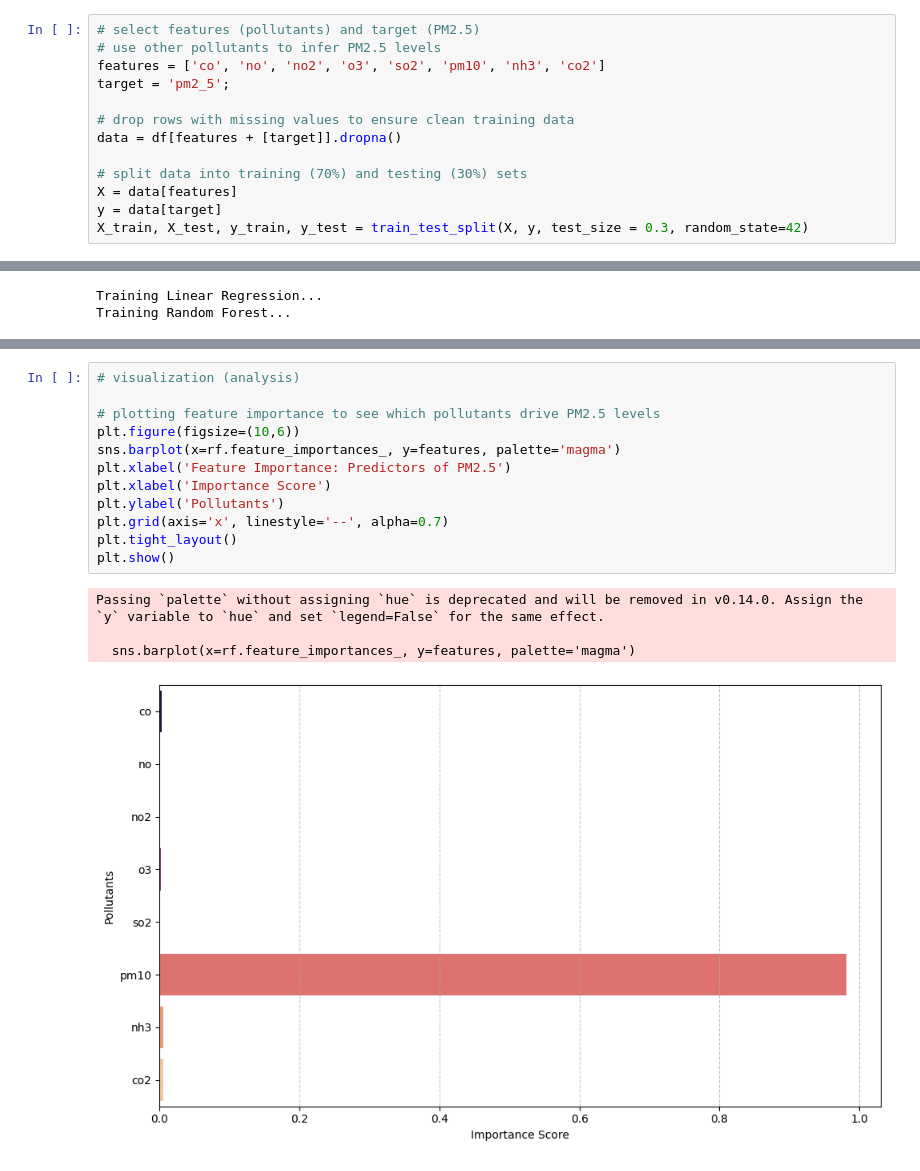
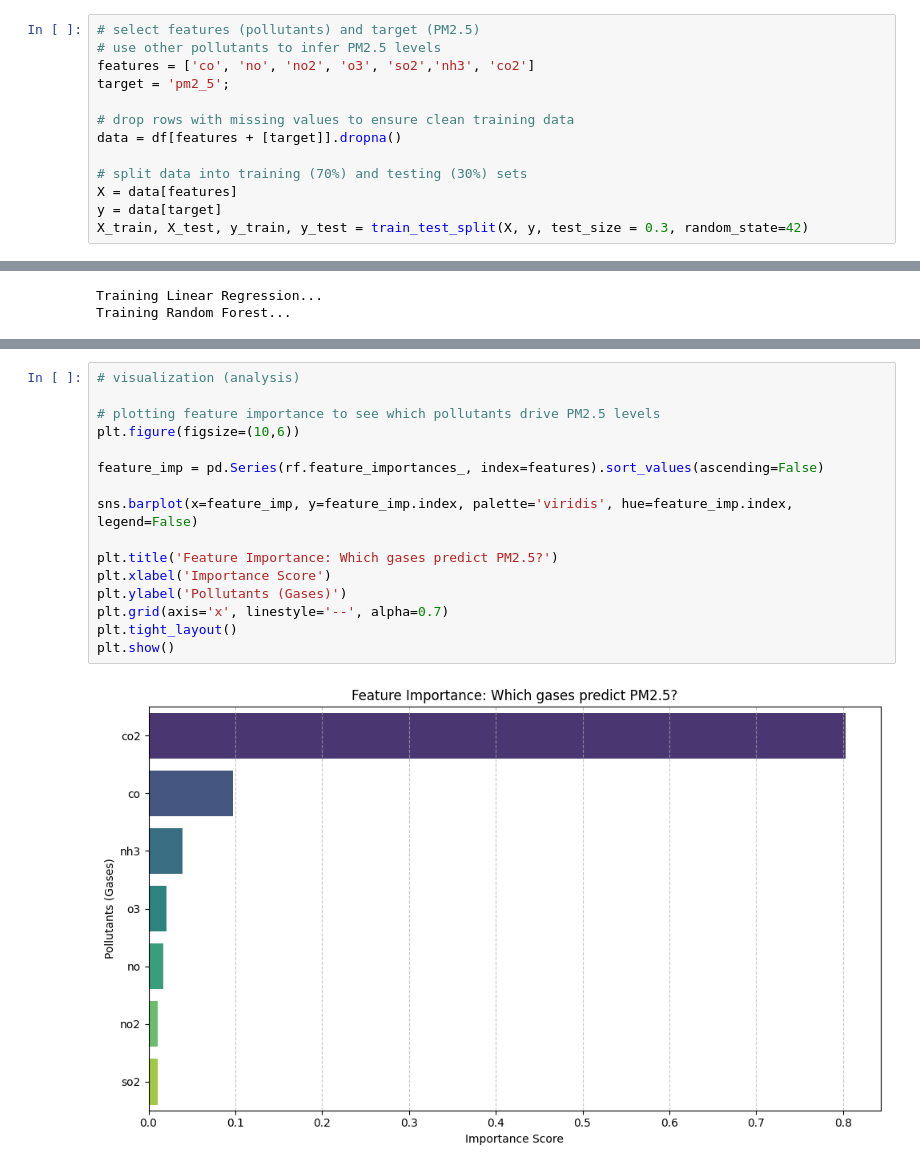
Before and after one commit to viviantram03/labb-1, a Jupyter notebook: AI_final_project.ipynb, the cells around one changed output, grey strips where cells are left out. Cells and saved outputs as stored; diff of their text form.

```diff
--- a/AI_final_project.ipynb
+++ b/AI_final_project.ipynb
@@ -16,7 +16,7 @@ df = pd.read_csv('Air_Pollution_data.csv')
 # %%
 # select features (pollutants) and target (PM2.5)
 # use other pollutants to infer PM2.5 levels
-features = ['co', 'no', 'no2', 'o3', 'so2', 'pm10', 'nh3', 'co2']
+features = ['co', 'no', 'no2', 'o3', 'so2','nh3', 'co2']
 target = 'pm2_5';
 
 # drop rows with missing values to ensure clean training data
@@ -62,17 +69,18 @@ Random Forest: 0.9939
 # %%
 # visualization (analysis)
 
 # plotting feature importance to see which pollutants drive PM2.5 levels
 plt.figure(figsize=(10,6))
-sns.barplot(x=rf.feature_importances_, y=features, palette='magma')
-plt.xlabel('Feature Importance: Predictors of PM2.5')
+
+feature_imp = pd.Series(rf.feature_importances_, index=features).sort_values(ascending=False)
+
+sns.barplot(x=feature_imp, y=feature_imp.index, palette='viridis', hue=feature_imp.index, legend=False)
+
+plt.title('Feature Importance: Which gases predict PM2.5?')
 plt.xlabel('Importance Score')
-plt.ylabel('Pollutants')
+plt.ylabel('Pollutants (Gases)')
 plt.grid(axis='x', linestyle='--', alpha=0.7)
 plt.tight_layout()
 plt.show()
 # %% [output]
-Passing `palette` without assigning `hue` is deprecated and will be removed in v0.14.0. Assign the `y` variable to `hue` and set `legend=False` for the same effect.
-
-  sns.barplot(x=rf.feature_importances_, y=features, palette='magma')
-[figure, old version]
+[figure, new version]
```
Also changed, not shown: parts of 1 cell of this notebook.
